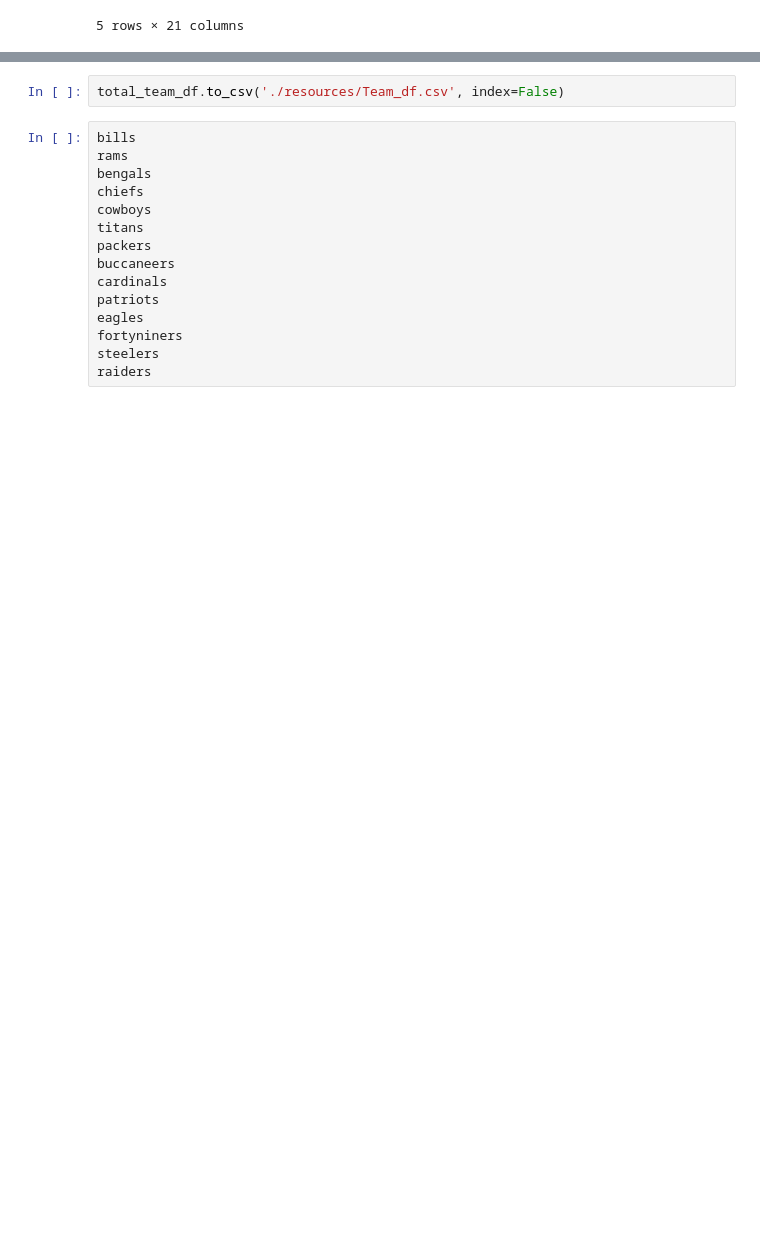
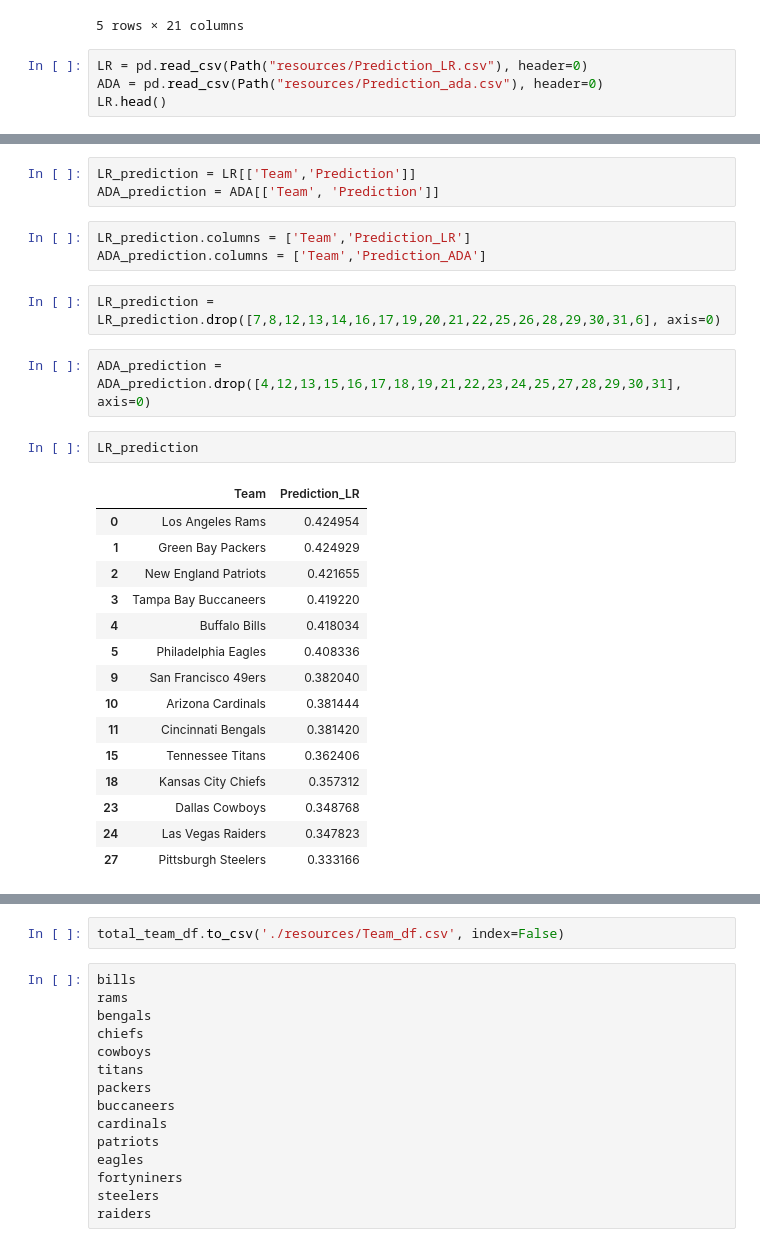
Before and after one commit to stefimaz/Praedico, a Jupyter notebook: Teamcsv.ipynb, the cells around one changed output, grey strips where cells are left out. Drawn from its saved outputs; the diff is of its cells as text; blank space fills up the shorter version.

```diff
--- a/Teamcsv.ipynb
+++ b/Teamcsv.ipynb
@@ -186,3 +186,7 @@ total_team_df.head()
 | 3 | Bills | 4 | 0 | 3-1 | 1 | Arizona Cardinals | 20.0 | 37.0 | 24.0 | 401.0 | ... | ... |
 | 4 | Bills | 5 | 1 | 4-1 | 0 | Seattle Seahawks | 26.0 | 17.0 | 24.0 | 476.0 | ... | ... |
 5 rows × 21 columns
+# %%
+LR = pd.read_csv(Path("resources/Prediction_LR.csv"), header=0)
+ADA = pd.read_csv(Path("resources/Prediction_ada.csv"), header=0)
+LR.head()
@@ -188,0 +200,28 @@ total_team_df.head()
+# %%
+LR_prediction = LR[['Team','Prediction']]
+ADA_prediction = ADA[['Team', 'Prediction']]
+# %%
+LR_prediction.columns = ['Team','Prediction_LR']
+ADA_prediction.columns = ['Team','Prediction_ADA']
+# %%
+LR_prediction = LR_prediction.drop([7,8,12,13,14,16,17,19,20,21,22,25,26,28,29,30,31,6], axis=0)
+# %%
+ADA_prediction = ADA_prediction.drop([4,12,13,15,16,17,18,19,21,22,23,24,25,27,28,29,30,31], axis=0)
+# %%
+LR_prediction
+# %% [output]
+|  | Team | Prediction_LR |
+| 0 | Los Angeles Rams | 0.424954 |
+| 1 | Green Bay Packers | 0.424929 |
+| 2 | New England Patriots | 0.421655 |
+| 3 | Tampa Bay Buccaneers | 0.419220 |
+| 4 | Buffalo Bills | 0.418034 |
+| 5 | Philadelphia Eagles | 0.408336 |
+| 9 | San Francisco 49ers | 0.382040 |
+| 10 | Arizona Cardinals | 0.381444 |
+| 11 | Cincinnati Bengals | 0.381420 |
+| 15 | Tennessee Titans | 0.362406 |
+| 18 | Kansas City Chiefs | 0.357312 |
+| 23 | Dallas Cowboys | 0.348768 |
+| 24 | Las Vegas Raiders | 0.347823 |
+| 27 | Pittsburgh Steelers | 0.333166 |
```
Also changed, not shown: parts of 4 cells of this notebook, 6 other files.
